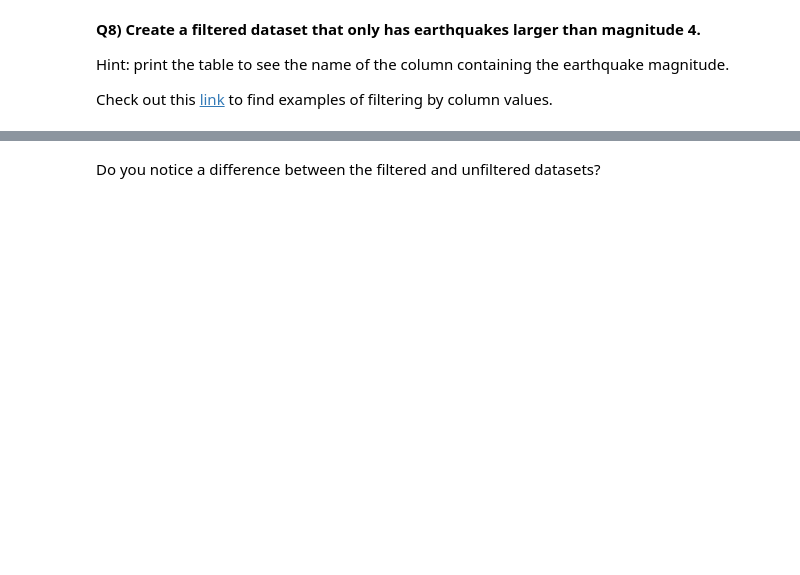
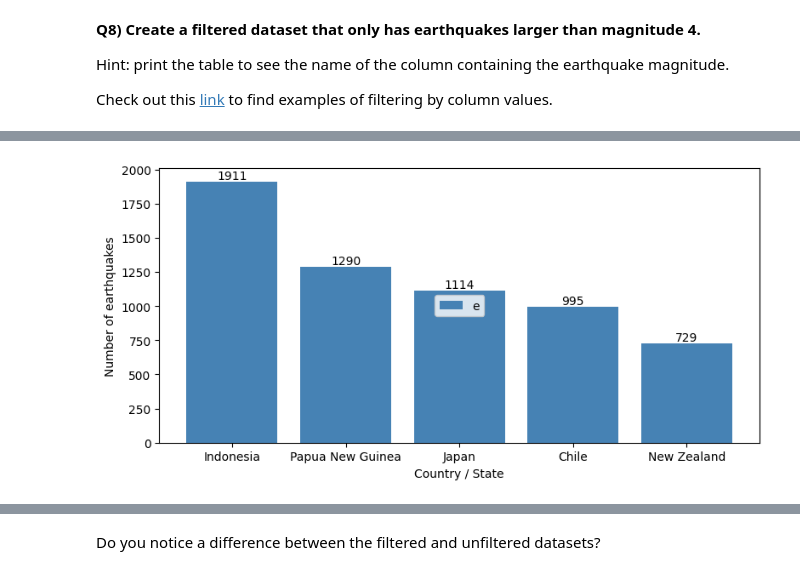
Before and after one commit to MaximeG2110/2026_Intro_Python, a Jupyter notebook: live/part-I/1.5-pandas-environmental-exercises.ipynb, the cells around one changed output, grey strips where cells are left out. Drawn from its saved outputs; the diff is of its cells as text; code cells hidden in the pictures; blank space fills up the shorter version.

```diff
--- a/live/part-I/1.5-pandas-environmental-exercises.ipynb
+++ b/live/part-I/1.5-pandas-environmental-exercises.ipynb
@@ -87,3 +91,5 @@ and
 rather than as dates. They were not parsed automatically. What can you do about that?
 # %%
 # Open the file as a pandas DataFrame, then display the first few rows and the DataFrame info
+df = pd.read_csv(datafile)
+df
@@ -96,3 +116,7 @@ Check with `.head()` and `.info()` that it worked: `time` and `updated` should n
 Hint: the documentation for `read_csv` is [here](https://pandas.pydata.org/pandas-docs/stable/reference/api/pandas.read_csv.html?highlight=read_csv).
 # %%
 # Re-read the file, then check with head and info that it worked
+df.set_index("id")
+df['time'] = pd.to_datetime(df['time'])
+df['updated'] = pd.to_datetime(df['updated'])
+df.info()
@@ -123,0 +192,3 @@ can be found [here](https://pandas.pydata.org/pandas-docs/stable/reference/api/p
+# %%
+df["country"] = df["place"].str.split(",").str[-1].str.strip()
+df
@@ -140,3 +245,5 @@ Check out this [link](https://www.geeksforgeeks.org/ways-to-filter-pandas-datafr
 to find examples of filtering by column values.
 # %%
 # Filter the dataset based on the earthquakes' magnitudes
+df_mag4 = df[df["mag"] > 4]
+df_mag4
@@ -161,3 +280,23 @@ and `earthquake_num` (number), and recreate the bar chart below.
+# %%
+# Count the >4 earthquakes, count them per country, then plot the top 5 as a bar chart
+pd.DataFrame.count(df_mag4)
+df_country = df_mag4["country"].value_counts()
+
+top5 = df_country.head(5).reset_index()
+top5.columns = ["country", "earthquake_num"]
+
+fig, ax = plt.subplots(figsize=(8, 4))
+bars = ax.bar(top5["country"], top5["earthquake_num"], color="steelblue")
+
+ax.set_xlabel("Country / State")
+ax.set_ylabel("Number of earthquakes")
+ax.bar_label(bars)  # show the count above each bar
+ax.legend("earthquake_num", loc="center")
+
+plt.tight_layout()
+plt.show()
+# %% [output]
+[figure, added]
 # %% [markdown]
 **Q10) Make a histogram for the distribution of the earthquakes' magnitudes.**
 
```
Also changed, not shown: parts of 15 cells of this notebook.
